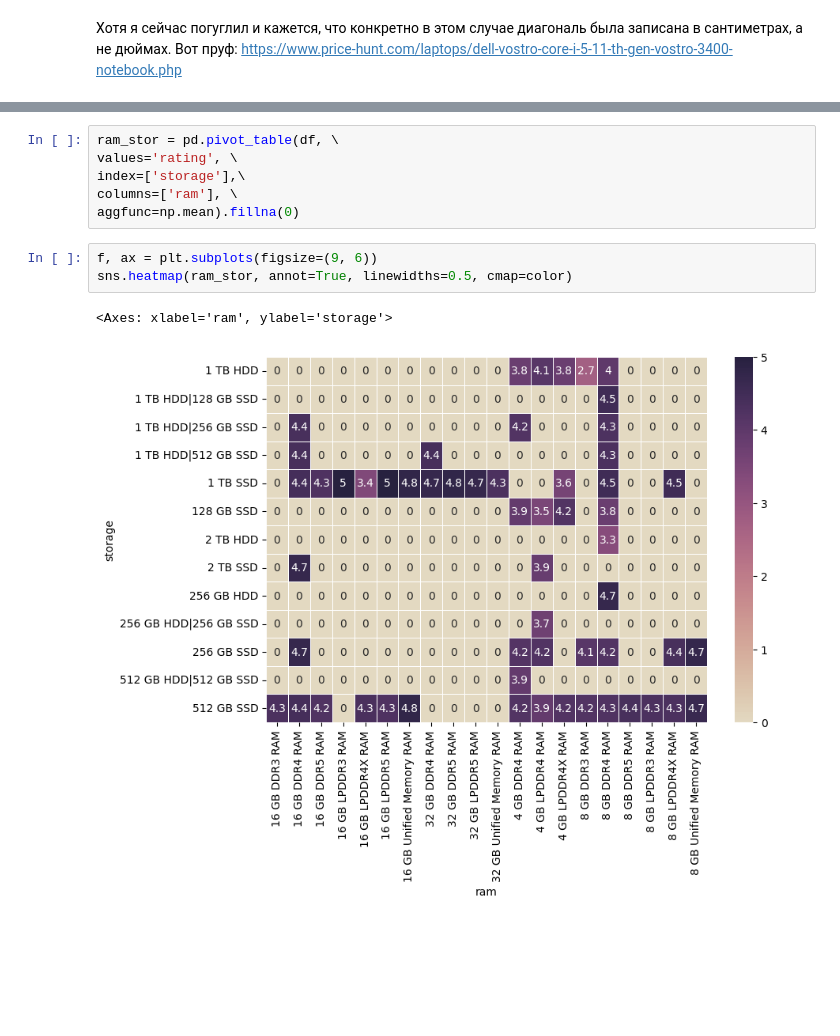
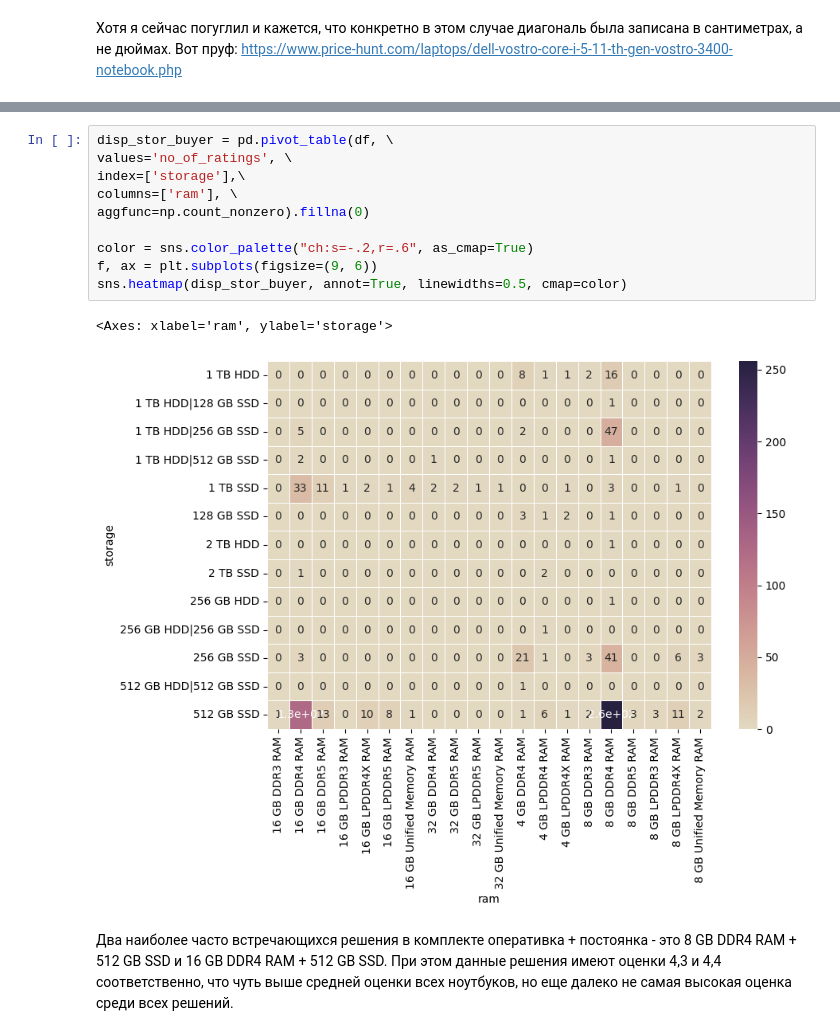
Before and after one commit to OneMoreGate/Machine_learning_MIPT, a Jupyter notebook: Modul_2/Ind_Task/done_work.ipynb, the cells around one changed output, grey strips where cells are left out. Saved outputs shown, nothing was run; the diff lists cells and outputs as text; blank space fills up the shorter version.

```diff
--- a/Modul_2/Ind_Task/done_work.ipynb
+++ b/Modul_2/Ind_Task/done_work.ipynb
@@ -362,12 +366,15 @@ sns.heatmap(disp_stor, annot=True, linewidths=0.5, cmap=color)
-# %%
-ram_stor = pd.pivot_table(df, \
-values='rating', \
-index=['storage'],\
-columns=['ram'], \
-aggfunc=np.mean).fillna(0)
 # %%
+disp_stor_buyer = pd.pivot_table(df, \
+values='no_of_ratings', \
+index=['storage'],\
+columns=['ram'], \
+aggfunc=np.count_nonzero).fillna(0)
+
+color = sns.color_palette("ch:s=-.2,r=.6", as_cmap=True)
 f, ax = plt.subplots(figsize=(9, 6))
-sns.heatmap(ram_stor, annot=True, linewidths=0.5, cmap=color)
+sns.heatmap(disp_stor_buyer, annot=True, linewidths=0.5, cmap=color)
 # %% [output]
 <Axes: xlabel='ram', ylabel='storage'>
-[figure, old version]
+[figure, new version]
+# %% [markdown]
+Два наиболее часто встречающихся решения в комплекте оперативка + постоянка - это 8 GB DDR4 RAM + 512 GB SSD и 16 GB DDR4 RAM + 512 GB SSD. При этом данные решения имеют оценки 4,3 и 4,4 соответственно, что чуть выше средней оценки всех ноутбуков, но еще далеко не самая высокая оценка среди всех решений.
```
Also changed, not shown: parts of 4 cells of this notebook, 6 other files.
